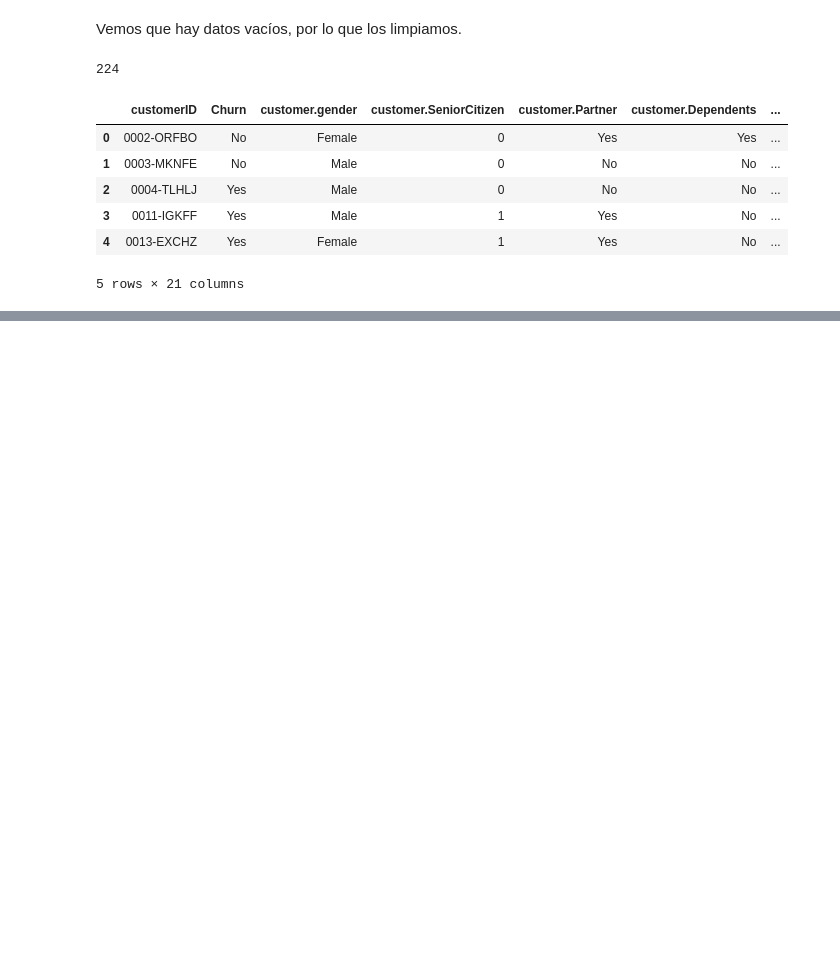
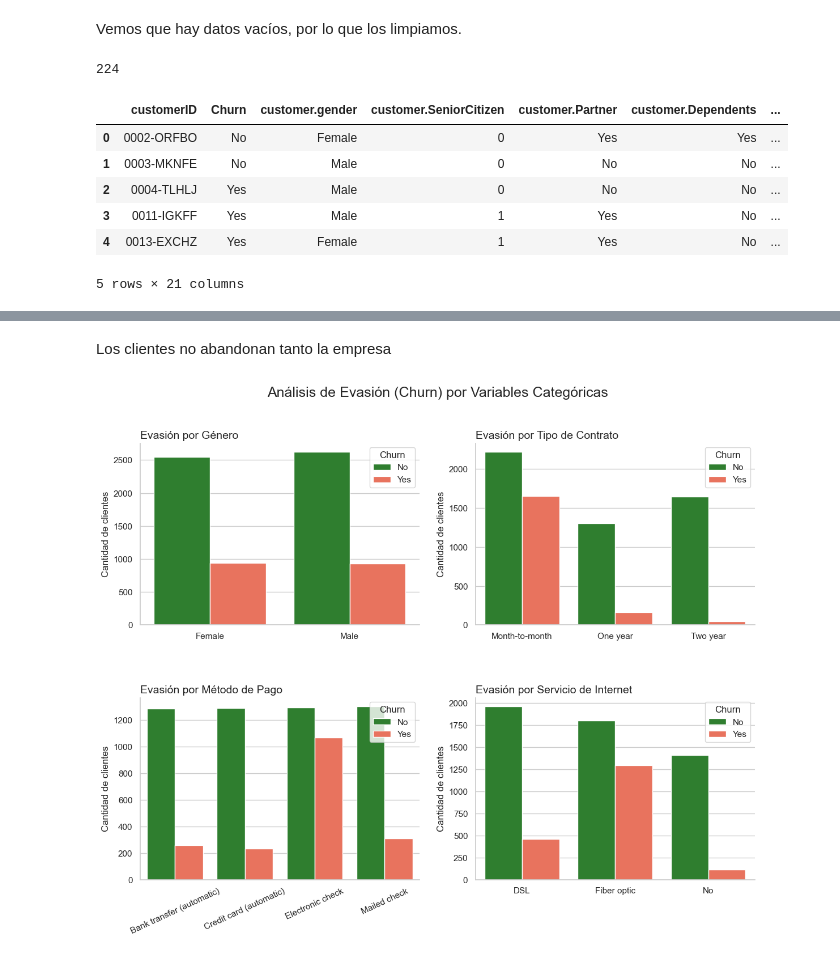
Before and after one commit to Felipe-Ahumada/Challenge_Telecom_X, a Jupyter notebook: challenge_telecom_x.ipynb, the cells around one changed output, grey strips where cells are left out. Saved outputs shown, nothing was run; the diff lists cells and outputs as text; code cells hidden in the pictures; blank space fills up the shorter version.

```diff
--- a/challenge_telecom_x.ipynb
+++ b/challenge_telecom_x.ipynb
@@ -99,0 +124,33 @@ datos.describe()
+# %% [markdown]
+Los clientes no abandonan tanto la empresa
+# %%
+sns.set_theme(style='whitegrid')
+
+fig, axs = plt.subplots(2, 2, figsize=(14, 10))
+fig.subplots_adjust(hspace=0.4, wspace=0.2)
+fig.suptitle('Análisis de Evasión (Churn) por Variables Categóricas', fontsize=18)
+
+variables = ['customer.gender', 'account.Contract', 'account.PaymentMethod', 'internet.InternetService']
+titulos = ['Evasión por Género', 'Evasión por Tipo de Contrato',
+           'Evasión por Método de Pago', 'Evasión por Servicio de Internet']
+
+for i, ax in enumerate(axs.flat):
+    columna = variables[i]
+
+    df_agrupado = datos.groupby([columna, 'Churn']).size().reset_index(name='Cantidad')
+
+    sns.barplot(data=df_agrupado, x=columna, y='Cantidad', hue='Churn',
+                palette=['forestgreen', 'tomato'], ax=ax)
+
+    ax.set_title(titulos[i], loc='left', fontsize=14)
+    ax.set_xlabel('')
+    ax.set_ylabel('Cantidad de clientes')
+
+    if columna == 'account.PaymentMethod':
+        ax.xaxis.set_tick_params(rotation=25)
+
+sns.despine()
+
+plt.show()
+# %% [output]
+[figure, added]
```
Also changed, not shown: parts of 5 cells of this notebook.
